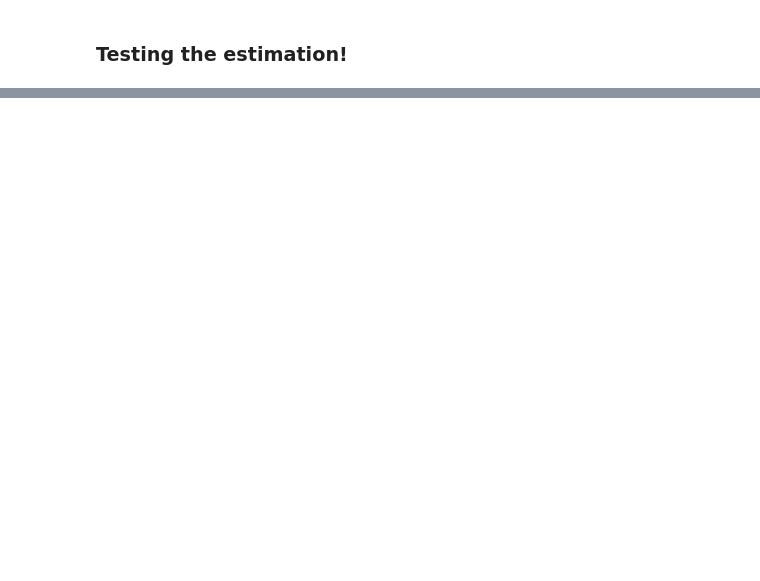
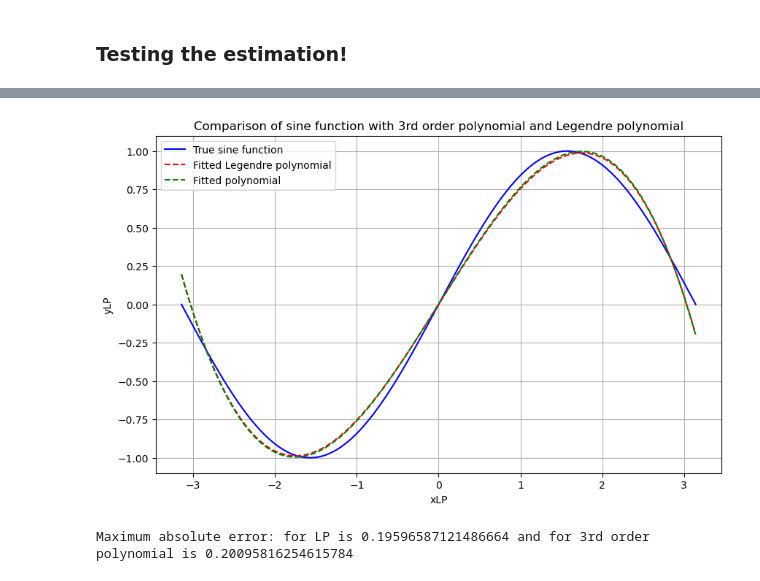
Before and after one commit to AnjaliML/ML101, a Jupyter notebook: predictingSinX.ipynb, the cells around one changed output, grey strips where cells are left out. Saved outputs shown, nothing was run; the diff lists cells and outputs as text; code cells hidden in the pictures; blank space fills up the shorter version.

```diff
--- a/predictingSinX.ipynb
+++ b/predictingSinX.ipynb
@@ -176,0 +352,37 @@ Maximum absolute error: 0.22065773606300354
+# %%
+import matplotlib.pyplot as plt
+
+# Compute the final predicted y values
+with torch.no_grad():
+    y_predLP = aLP + bLP * P3(cLP + dLP * x)
+
+with torch.no_grad():
+    y_pred = a + b * x + c * x ** 2 + d * x ** 3
+
+# Convert tensors to numpy arrays for plotting
+x_npLP = xLP.cpu().numpy() # ground truth
+y_npLP = yLP.cpu().numpy() # ground truth
+y_pred_npLP = y_predLP.cpu().numpy() #calculates
+
+x_np = x.cpu().numpy()
+y_np = y.cpu().numpy()
+y_pred_np = y_pred.cpu().numpy()
+
+# Create the plot
+plt.figure(figsize=(10, 6))
+plt.plot(x_npLP, y_npLP, 'b-', label='True sine function') #ground truth
+plt.plot(x_npLP, y_pred_npLP, 'r--', label='Fitted Legendre polynomial')
+plt.plot(x_np, y_pred_np, 'g--', label='Fitted polynomial')
+
+plt.xlabel('xLP')
+plt.ylabel('yLP')
+plt.title('Comparison of sine function with 3rd order polynomial and Legendre polynomial')
+plt.legend()
+plt.grid(True)
+plt.show()
+
+# Print the maximum absolute error
+print(f'Maximum absolute error: for LP is {max_errorLP} and for 3rd order polynomial is {max_error}')
+# %% [output]
+[figure, added]
+Maximum absolute error: for LP is 0.19596587121486664 and for 3rd order polynomial is 0.20095816254615784
```
Also changed, not shown: parts of 15 cells of this notebook.
